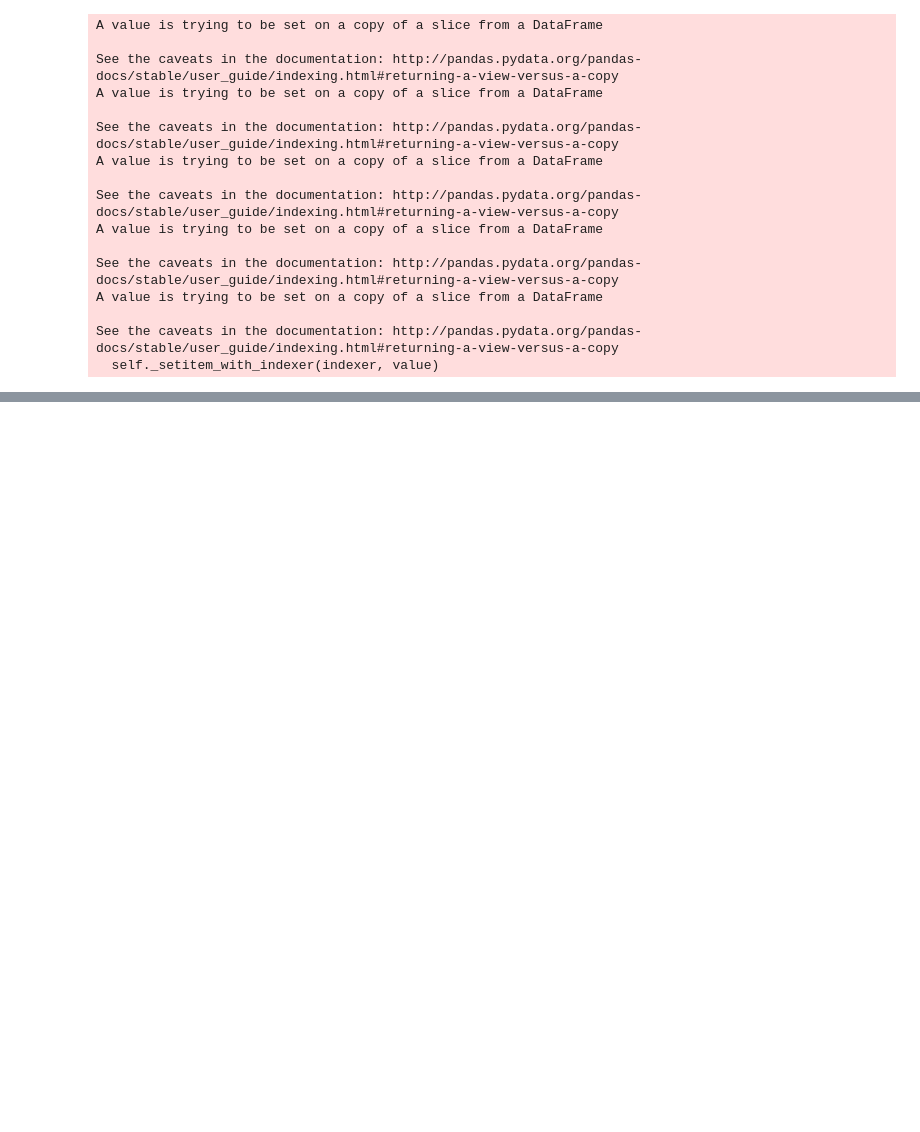
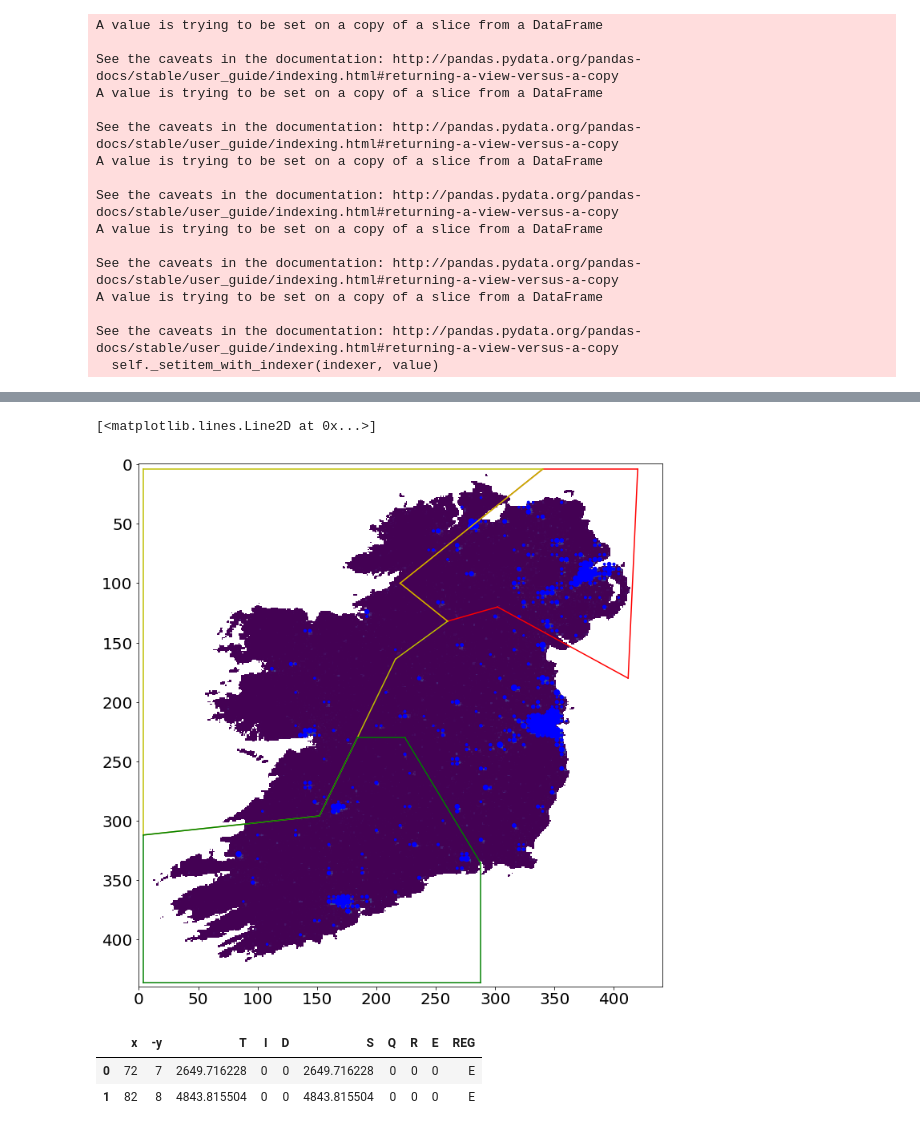
Before and after one commit to Oisin-M/Infection-Simulation, a Jupyter notebook: IRELANDMAP.ipynb, the cells around one changed output, grey strips where cells are left out. Saved outputs shown, nothing was run; the diff lists cells and outputs as text; code cells hidden in the pictures; blank space fills up the shorter version.

```diff
--- a/IRELANDMAP.ipynb
+++ b/IRELANDMAP.ipynb
@@ -884,0 +902,57 @@ plt.close()
+# %%
+fig, ax = plt.subplots(figsize=(12, 12))
+ax.imshow((df**0.5)**2)
+ax.scatter(DF['x']*4,DF['-y']*4,s=DF['T']/500, c='blue')
+
+x=np.linspace(55*4, 85*4, 100)
+ax.plot(x, (1-25)/(85-55)*x+25*4-(1-25)/(85-55)*55*4, 'r')
+x=np.linspace(55*4, 65*4, 100)
+ax.plot(x, (33-25)/(65-55)*x+25*4-(33-25)/(65-55)*55*4, 'r')
+x=np.linspace(65*4, 75.5*4, 100)
+ax.plot(x, (30-33)/(75.5-65)*x+33*4-(30-33)/(75.5-65)*65*4, 'r')
+x=np.linspace(75.5*4, 103*4, 100)
+ax.plot(x, (45-30)/(103-75.5)*x+30*4-(45-30)/(103-75.5)*75.5*4, 'r')
+x=np.linspace(103*4, 105*4, 100)
+ax.plot(x, (1-45)/(105-103)*x+45*4-(1-45)/(105-103)*103*4, 'r')
+x=np.linspace(85*4, 105*4, 100)
+ax.plot(x, np.ones(100)*4, 'r')
+
+x=np.linspace(1*4, 85*4, 100)
+ax.plot(x, np.ones(100)*4, 'y')
+x=np.linspace(55*4, 85*4, 100)
+ax.plot(x, (1-25)/(85-55)*x+25*4-(1-25)/(85-55)*55*4, 'y')
+x=np.linspace(55*4, 65*4, 100)
+ax.plot(x, (33-25)/(65-55)*x+25*4-(33-25)/(65-55)*55*4, 'y')
+x=np.linspace(54*4, 65*4, 100)
+ax.plot(x, (41-33)/(54-65)*x+33*4-(33-41)/(65-54)*65*4, 'y')
+x=np.linspace(38*4, 54*4, 100)
+ax.plot(x, (74-41)/(38-54)*x+41*4-(74-41)/(38-54)*54*4, 'y')
+x=np.linspace(1*4, 38*4, 100)
+ax.plot(x, (74-78)/(38-1)*x+74*4-(74-78)/(38-1)*38*4, 'y')
+y=np.linspace(1*4, 78*4, 100)
+ax.plot(np.ones(100)*4, y, 'y')
+
+x=np.linspace(38*4, 46*4, 100)
+ax.plot(x, (74-57.5)/(38-46)*x+74*4-(74-57.5)/(38-46)*38*4, 'g')
+x=np.linspace(46*4, 56*4, 100)
+ax.plot(x, np.ones(100)*57.5*4, 'g')
+x=np.linspace(56*4, 72*4, 100)
+ax.plot(x, (84-57.5)/(72-56)*x+57.5*4-(84-57.5)/(72-56)*56*4, 'g')
+y=np.linspace(84*4, 109*4, 100)
+ax.plot(np.ones(100)*72*4, y, 'g')
+x=np.linspace(1*4, 72*4, 100)
+ax.plot(x, np.ones(100)*109*4, 'g')
+y=np.linspace(78*4, 109*4, 100)
+ax.plot(np.ones(100)*4, y, 'g')
+x=np.linspace(1*4, 38*4, 100)
+ax.plot(x, (74-78)/(38-1)*x+74*4-(74-78)/(38-1)*38*4, 'g')
+# %% [output]
+[<matplotlib.lines.Line2D at 0x...>]
+[figure, added]
+# %%
+DF['REG']="E"
+DF.head(2)
+# %% [output]
+|  | x | -y | T | I | D | S | Q | R | E | REG |
+| 0 | 72 | 7 | 2649.716228 | 0 | 0 | 2649.716228 | 0 | 0 | 0 | E |
+| 1 | 82 | 8 | 4843.815504 | 0 | 0 | 4843.815504 | 0 | 0 | 0 | E |
```
Also changed, not shown: parts of 16 cells of this notebook, 2 other files.
